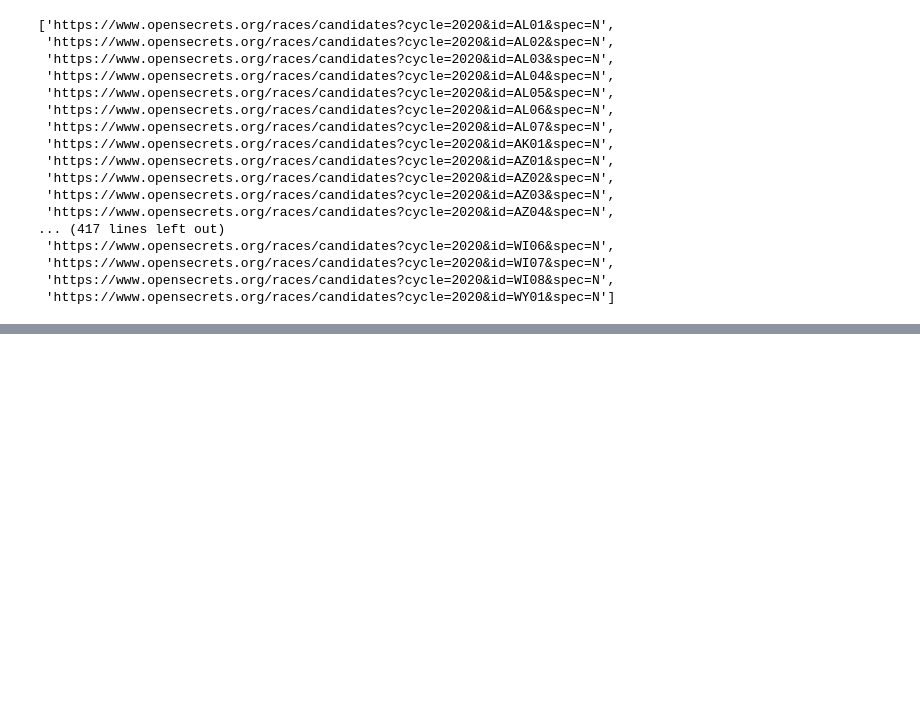
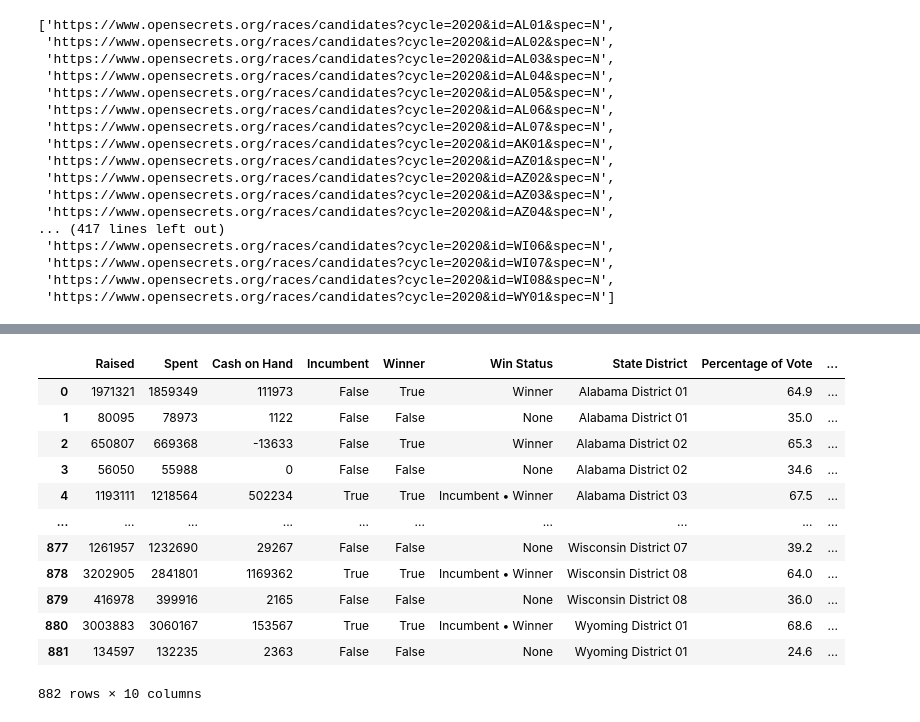
Before and after one commit to KagonDeans/webscraping-open-secrets, a Jupyter notebook: notebooks/KD_Branch_Project.ipynb, the cells around one changed output, grey strips where cells are left out. Saved outputs shown, nothing was run; the diff lists cells and outputs as text; code cells hidden in the pictures; blank space fills up the shorter version.

```diff
--- a/notebooks/KD_Branch_Project.ipynb
+++ b/notebooks/KD_Branch_Project.ipynb
@@ -472,0 +454,9 @@ AttributeError: Can only use .str accessor with string values!
+# %%
+df = pd.DataFrame(Grand_Table_US)
+
+
+clean_columns = ['Raised', 'Spent', 'Cash on Hand']
+
+for column in clean_columns:
+    df[column] = df[column].str.replace('$', '').str.replace(',', '').astype(int)
+print(df)
@@ -473,2 +481,21 @@ AttributeError: Can only use .str accessor with string values!
+# %%
+df['Percentage of Vote'] = df['Percentage of Vote'].astype(float)
+# %%
+Grand_Table_US = df
+Grand_Table_US
+# %% [output]
+|  | Raised | Spent | Cash on Hand | Incumbent | Winner | Win Status | State District | Percentage of Vote | ... |
+| 0 | 1971321 | 1859349 | 111973 | False | True | Winner | Alabama District 01 | 64.9 | ... |
+| 1 | 80095 | 78973 | 1122 | False | False | None | Alabama District 01 | 35.0 | ... |
+| 2 | 650807 | 669368 | -13633 | False | True | Winner | Alabama District 02 | 65.3 | ... |
+| 3 | 56050 | 55988 | 0 | False | False | None | Alabama District 02 | 34.6 | ... |
+| 4 | 1193111 | 1218564 | 502234 | True | True | Incumbent • Winner | Alabama District 03 | 67.5 | ... |
+| ... | ... | ... | ... | ... | ... | ... | ... | ... | ... |
+| 877 | 1261957 | 1232690 | 29267 | False | False | None | Wisconsin District 07 | 39.2 | ... |
+| 878 | 3202905 | 2841801 | 1169362 | True | True | Incumbent • Winner | Wisconsin District 08 | 64.0 | ... |
+| 879 | 416978 | 399916 | 2165 | False | False | None | Wisconsin District 08 | 36.0 | ... |
+| 880 | 3003883 | 3060167 | 153567 | True | True | Incumbent • Winner | Wyoming District 01 | 68.6 | ... |
+| 881 | 134597 | 132235 | 2363 | False | False | None | Wyoming District 01 | 24.6 | ... |
+882 rows × 10 columns
 # %%
  Grand_Table_US_Districts_Summary_Running_Info = df
```
Also changed, not shown: parts of 61 cells of this notebook.
